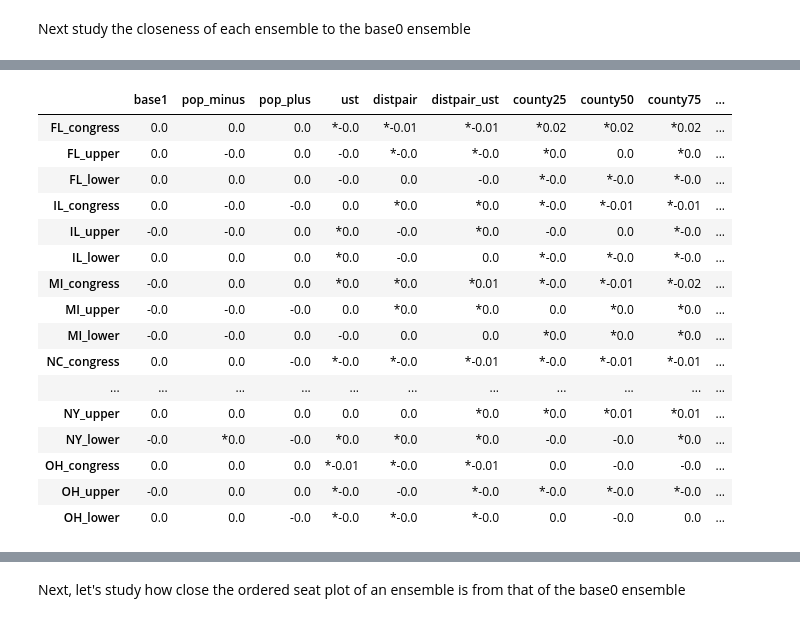
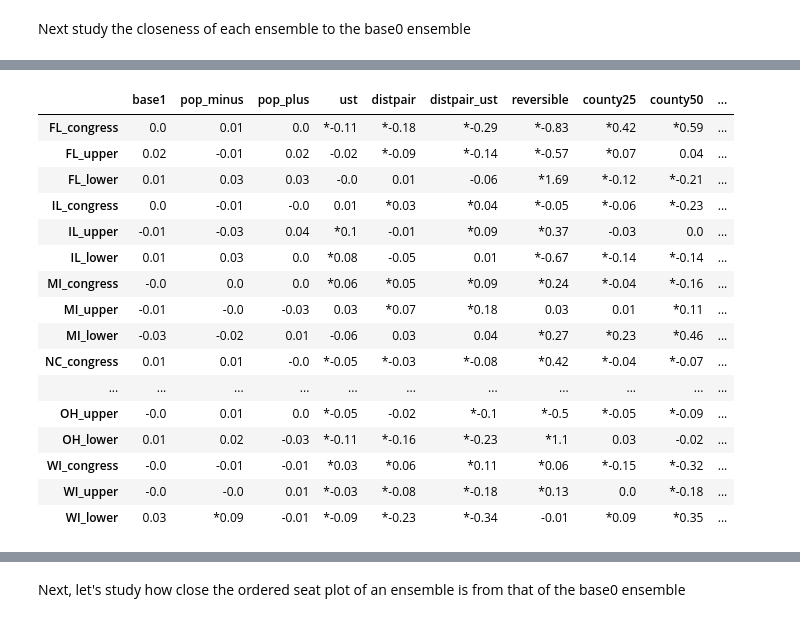
Before and after one commit to KrisTapp/Knobs, a Jupyter notebook: Compare_ensembles.ipynb, the cells around one changed output, grey strips where cells are left out. Drawn from its saved outputs; the diff is of its cells as text; code cells hidden in the pictures.

Commit message:
added score tables

```diff
--- a/Compare_ensembles.ipynb
+++ b/Compare_ensembles.ipynb
@@ -162,9 +162,6 @@ def ks_test(a0,a1): # runs the Kolmogorov-Smirnov test that the two arrays were
 # %%
 # make dictionaries from which later dataframes will be created.
 # Each dictionary will map (state, chamber, ensemble, score) to a specific measurement of closeness to the base0 ensemble.
-
-my_ensemble_list =  ['base1', 'base2', 'base3', 'base4',
-                     'pop_minus', 'pop_plus', 'ust', 'distpair', 'distpair_ust', 'county25', 'county50', 'county75', 'county100']
 
 mean_diff_dict = {}
 KS_stat_dict = {}
@@ -172,9 +169,9 @@ KS_pvalue_dict = {}
 T_pvalue_dict = {}
 
 for state, chamber in state_chamber_list:
-    for score in primary_score_list:
+    for score in primary_score_list + secondary_score_list:
         a0 = fetch_score_array(state, chamber, 'base0', score)
-        for ensemble in my_ensemble_list:
+        for ensemble in ['base1', 'base2', 'base3', 'base4'] + ensemble_list:
             a1 = fetch_score_array(state, chamber, ensemble, score)
             mean_diff = np.mean(a1) - np.mean(a0)
             KS_stat, KS_pvalue, KS_sign = ks_test(a0, a1)
@@ -282,9 +279,10 @@ partisan_score_list = ['Dem seats', 'efficiency gap', 'mean-median', 'partisan b
 other_score_list = ['MMD coalition', 'county_splits']
 
 base_ensemble_list = ['base1', 'base2', 'base3', 'base4']
-ensemble_list = ['pop_minus', 'pop_plus', 'ust', 'distpair', 'distpair_ust', 'county25', 'county50', 'county75', 'county100']
+ensemble_list = ['pop_minus', 'pop_plus', 'ust', 'distpair', 'distpair_ust', 'reversible',
+                'county25', 'county50', 'county75', 'county100']
 county_ensemble_list = ['county25', 'county50', 'county75', 'county100']
 pop_ensemble_list = ['pop_minus', 'pop_plus']
-recom_ensemble_list = ['ust', 'distpair', 'distpair_ust']
+recom_ensemble_list = ['ust', 'distpair', 'distpair_ust', 'reversible']
 # %%
 T = make_table(my_ensemble_list=pop_ensemble_list)
@@ -349,13 +347,13 @@ T
 # %%
-def score_table(score, pvalue = .001):
+def score_table(score, pvalue = None):
     """
     Returns a dataframe showing (for each state-chamber pair and each ensemble type)
-    the closeness of that ensemble and the base0 ensemble with respect to the given score.
-    It will mark * next to all values that are significantly different from the base0 ensemble.
+    the mean-difference between that ensemble and the base0 ensemble with respect to the given score.
+    If pvalue is set, it will mark * next to all values that are significantly different from the base0 ensemble.
 
     Args:
         score: use any valid score, or use 'Dem share' for 'Dem seats' divided by the number of seats.
-        p_value: set to 1 if you don't want * marks.
+        p_value: set to None if you don't want * marks.
     """
 
     index_list = [f'{a[0]}_{a[1]}' for a in state_chamber_list]
@@ -369,29 +367,29 @@ def score_table(score, pvalue = .001):
             mean_diff = np.round(mean_diff, 2)
             p_value = T_pvalue_dict[(state, chamber, ensemble, effective_score)]
 
-            if p_value > pvalue:
+            if pvalue == None or p_value > pvalue:
                 df.loc[f'{state}_{chamber}', ensemble] = f'{mean_diff}'
             else:
                 df.loc[f'{state}_{chamber}', ensemble] = f'*{mean_diff}'
 
     return df
 # %%
-score_table('Dem share')
+score_table('Dem seats', pvalue=.001)
 # %% [output]
-|  | base1 | pop_minus | pop_plus | ust | distpair | distpair_ust | county25 | county50 | county75 | ... |
-| FL_congress | 0.0 | 0.0 | 0.0 | *-0.0 | *-0.01 | *-0.01 | *0.02 | *0.02 | *0.02 | ... |
-| FL_upper | 0.0 | -0.0 | 0.0 | -0.0 | *-0.0 | *-0.0 | *0.0 | 0.0 | *0.0 | ... |
-| FL_lower | 0.0 | 0.0 | 0.0 | -0.0 | 0.0 | -0.0 | *-0.0 | *-0.0 | *-0.0 | ... |
-| IL_congress | 0.0 | -0.0 | -0.0 | 0.0 | *0.0 | *0.0 | *-0.0 | *-0.01 | *-0.01 | ... |
-| IL_upper | -0.0 | -0.0 | 0.0 | *0.0 | -0.0 | *0.0 | -0.0 | 0.0 | *-0.0 | ... |
-| IL_lower | 0.0 | 0.0 | 0.0 | *0.0 | -0.0 | 0.0 | *-0.0 | *-0.0 | *-0.0 | ... |
-| MI_congress | -0.0 | 0.0 | 0.0 | *0.0 | *0.0 | *0.01 | *-0.0 | *-0.01 | *-0.02 | ... |
-| MI_upper | -0.0 | -0.0 | -0.0 | 0.0 | *0.0 | *0.0 | 0.0 | *0.0 | *0.0 | ... |
-| MI_lower | -0.0 | -0.0 | 0.0 | -0.0 | 0.0 | 0.0 | *0.0 | *0.0 | *0.0 | ... |
-| NC_congress | 0.0 | 0.0 | -0.0 | *-0.0 | *-0.0 | *-0.01 | *-0.0 | *-0.01 | *-0.01 | ... |
+|  | base1 | pop_minus | pop_plus | ust | distpair | distpair_ust | reversible | county25 | county50 | ... |
+| FL_congress | 0.0 | 0.01 | 0.0 | *-0.11 | *-0.18 | *-0.29 | *-0.83 | *0.42 | *0.59 | ... |
+| FL_upper | 0.02 | -0.01 | 0.02 | -0.02 | *-0.09 | *-0.14 | *-0.57 | *0.07 | 0.04 | ... |
+| FL_lower | 0.01 | 0.03 | 0.03 | -0.0 | 0.01 | -0.06 | *1.69 | *-0.12 | *-0.21 | ... |
+| IL_congress | 0.0 | -0.01 | -0.0 | 0.01 | *0.03 | *0.04 | *-0.05 | *-0.06 | *-0.23 | ... |
+| IL_upper | -0.01 | -0.03 | 0.04 | *0.1 | -0.01 | *0.09 | *0.37 | -0.03 | 0.0 | ... |
+| IL_lower | 0.01 | 0.03 | 0.0 | *0.08 | -0.05 | 0.01 | *-0.67 | *-0.14 | *-0.14 | ... |
+| MI_congress | -0.0 | 0.0 | 0.0 | *0.06 | *0.05 | *0.09 | *0.24 | *-0.04 | *-0.16 | ... |
+| MI_upper | -0.01 | -0.0 | -0.03 | 0.03 | *0.07 | *0.18 | 0.03 | 0.01 | *0.11 | ... |
+| MI_lower | -0.03 | -0.02 | 0.01 | -0.06 | 0.03 | 0.04 | *0.27 | *0.23 | *0.46 | ... |
+| NC_congress | 0.01 | 0.01 | -0.0 | *-0.05 | *-0.03 | *-0.08 | *0.42 | *-0.04 | *-0.07 | ... |
 | ... | ... | ... | ... | ... | ... | ... | ... | ... | ... | ... |
-| NY_upper | 0.0 | 0.0 | 0.0 | 0.0 | 0.0 | *0.0 | *0.0 | *0.01 | *0.01 | ... |
-| NY_lower | -0.0 | *0.0 | -0.0 | *0.0 | *0.0 | *0.0 | -0.0 | -0.0 | *0.0 | ... |
-| OH_congress | 0.0 | 0.0 | 0.0 | *-0.01 | *-0.0 | *-0.01 | 0.0 | -0.0 | -0.0 | ... |
-| OH_upper | -0.0 | 0.0 | 0.0 | *-0.0 | -0.0 | *-0.0 | *-0.0 | *-0.0 | *-0.0 | ... |
-| OH_lower | 0.0 | 0.0 | -0.0 | *-0.0 | *-0.0 | *-0.0 | 0.0 | -0.0 | 0.0 | ... |
+| OH_upper | -0.0 | 0.01 | 0.0 | *-0.05 | -0.02 | *-0.1 | *-0.5 | *-0.05 | *-0.09 | ... |
+| OH_lower | 0.01 | 0.02 | -0.03 | *-0.11 | *-0.16 | *-0.23 | *1.1 | 0.03 | -0.02 | ... |
+| WI_congress | -0.0 | -0.01 | -0.01 | *0.03 | *0.06 | *0.11 | *0.06 | *-0.15 | *-0.32 | ... |
+| WI_upper | -0.0 | -0.0 | 0.01 | *-0.03 | *-0.08 | *-0.18 | *0.13 | 0.0 | *-0.18 | ... |
+| WI_lower | 0.03 | *0.09 | -0.01 | *-0.09 | *-0.23 | *-0.34 | -0.01 | *0.09 | *0.35 | ... |
```
Also changed, not shown: parts of 13 cells of this notebook, 41 other files.
